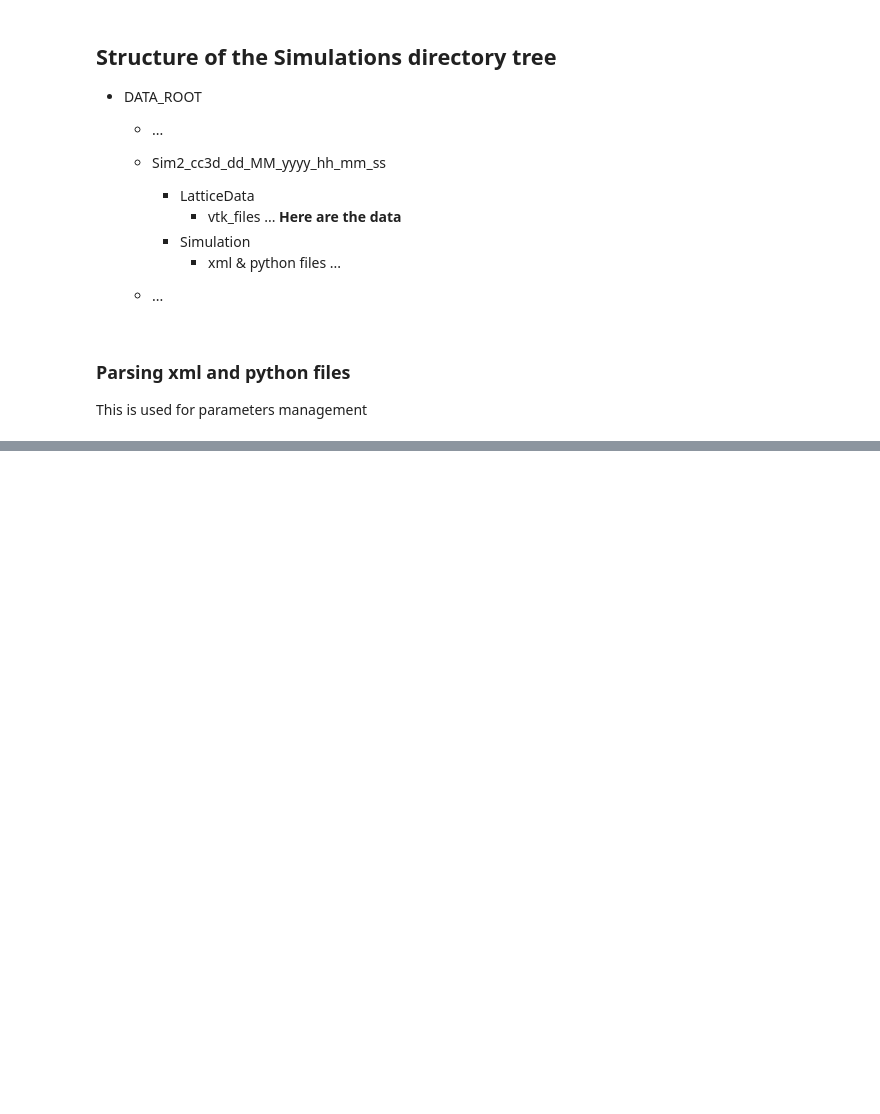
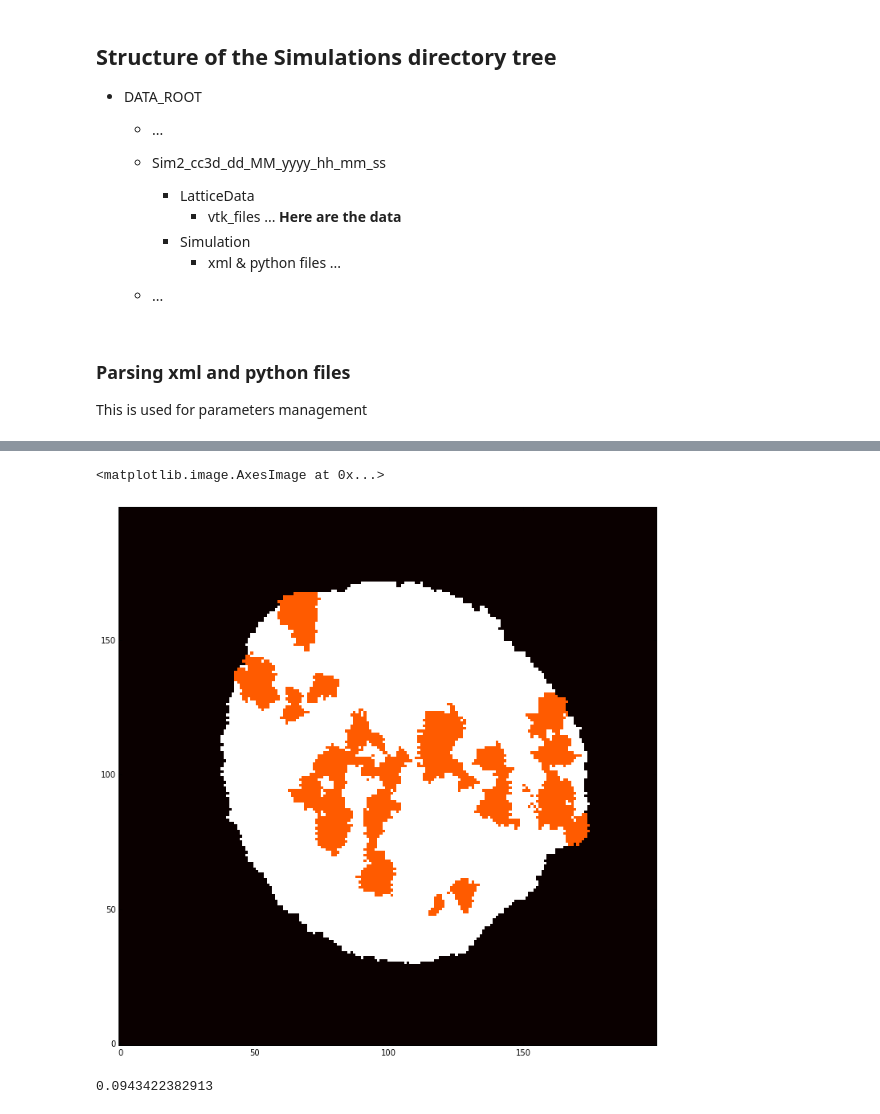
Before and after one commit to glyg/CancerStemCells_GGH, a Jupyter notebook: Notebooks/CompuCell3D simulations Importer.ipynb, the cells around one changed output, grey strips where cells are left out. Cells and saved outputs as stored; diff of their text form; code cells hidden in the pictures; blank space fills up the shorter version.

```diff
--- a/Notebooks/CompuCell3D simulations Importer.ipynb
+++ b/Notebooks/CompuCell3D simulations Importer.ipynb
@@ -413,0 +429,12 @@ fig
+# %%
+fig, ax = plt.subplots()
+fig.set_size_inches(12, 12)
+ax.imshow(tumor1.data_fields['CellType'][frame_num],
+           cmap='hot', origin='lower', interpolation='nearest')
+# %% [output]
+<matplotlib.image.AxesImage at 0x...>
+[figure, added]
+# %%
+print(tumor1.data_fields['PixelEntropy'][frame_num].mean())
+# %% [output]
+0.0943422382913
```
Also changed, not shown: parts of 42 cells of this notebook, 2 other files.
